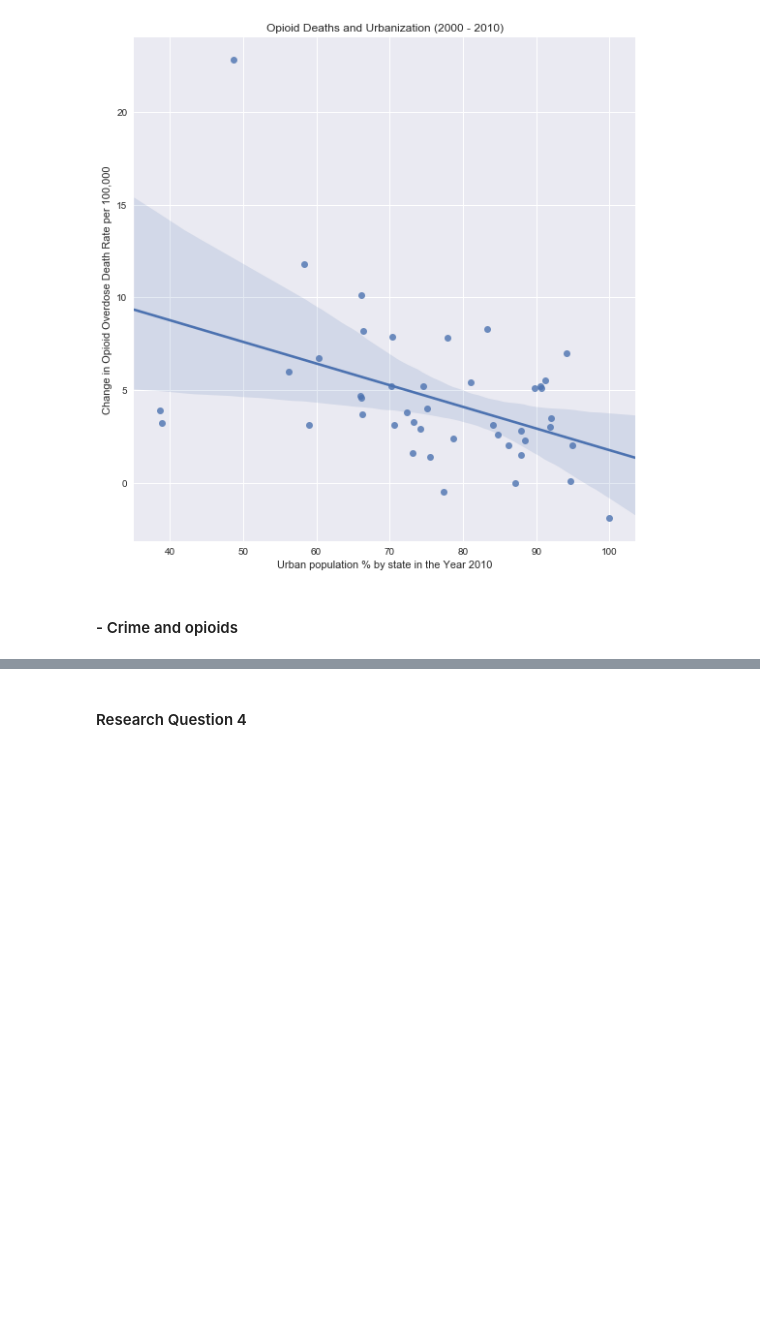
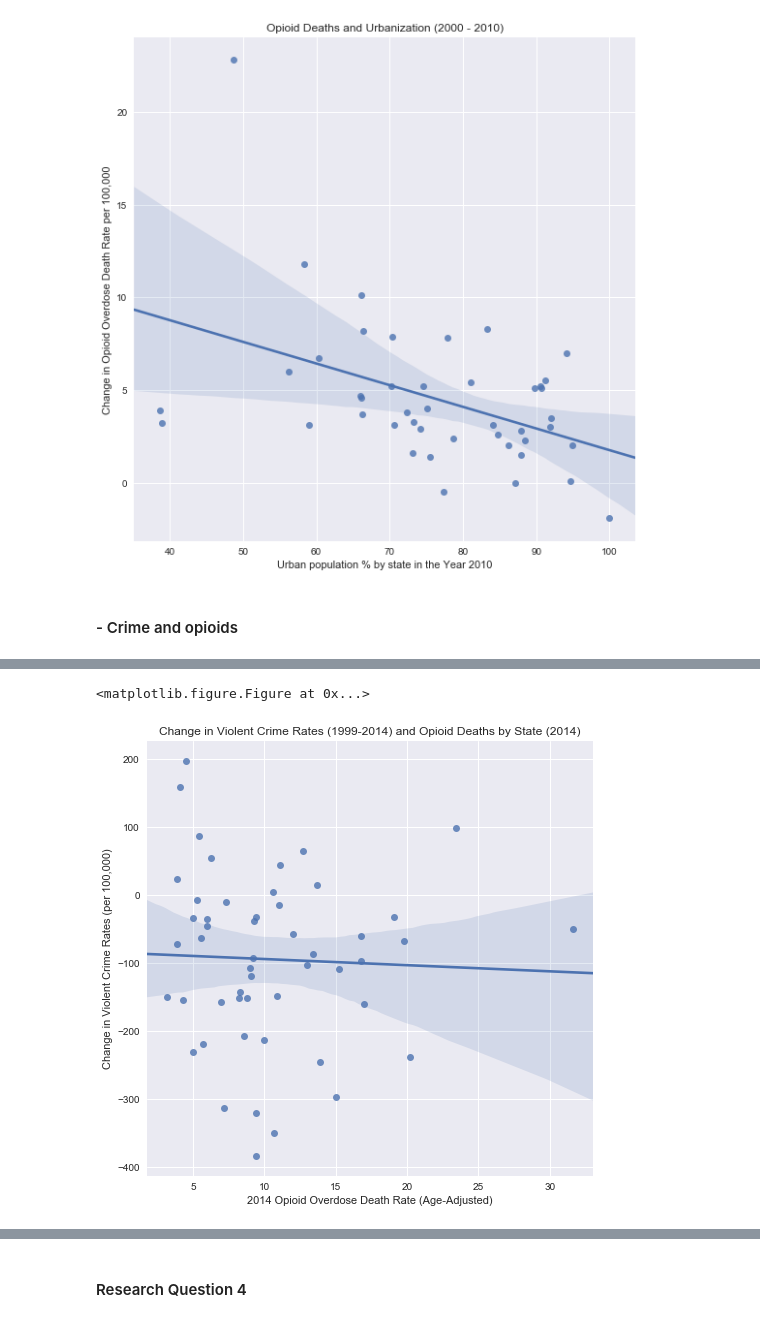
Before and after one commit to christa-fields/GWU_Databootcamp_Project_1, a Jupyter notebook: main.ipynb, the cells around one changed output, grey strips where cells are left out. Saved outputs shown, nothing was run; the diff lists cells and outputs as text; code cells hidden in the pictures; blank space fills up the shorter version.

```diff
--- a/main.ipynb
+++ b/main.ipynb
@@ -156,0 +174,14 @@ property2014_df.tail()
+# %%
+# Crime dataframes for each crime type
+violent_df = violent1999_df.merge(violent2014_df, on='State')
+property_df = property1999_df.merge(property2014_df, on='State')
+
+# get change in violent crimes, as well as change in robbery rates
+violent_df['Violent Crime rate_change'] = violent_df['Violent Crime rate_2014'] - violent_df['Violent Crime rate_1999']
+violent_df['Robbery rate_change'] = violent_df['Robbery rate_2014'] - violent_df['Robbery rate_1999']
+
+#get change in property crime rates
+property_df['Property crime rate_change'] = property_df['Property crime rate_2014']\
+                                            - property_df['Property crime rate_1999']
+
+property_df.tail()
@@ -156,0 +195,16 @@ property2014_df.tail()
+# %%
+# Scatterplot of change in violent crime and opioid deaths in 2014
+plt.figure(figsize=(8,8))
+# scatter with regression line.
+sns.regplot(x=OpDeaths_Urb_df['2014__Opioid Overdose Death Rate (Age-Adjusted)'],\
+           y=violent_df['Violent Crime rate_change'])
+            #For some reason sns.lmplot doesn't work with data from two df's but sns.regplot does.
+
+# set title and labels
+plt.title('Change in Violent Crime Rates (1999-2014) and Opioid Deaths by State (2014)')
+plt.xlabel('2014 Opioid Overdose Death Rate (Age-Adjusted)')
+plt.ylabel('Change in Violent Crime Rates (per 100,000)')
+plt.show()
+# %% [output]
+<matplotlib.figure.Figure at 0x...>
+[figure, added]
```
Also changed, not shown: parts of 6 cells of this notebook.
